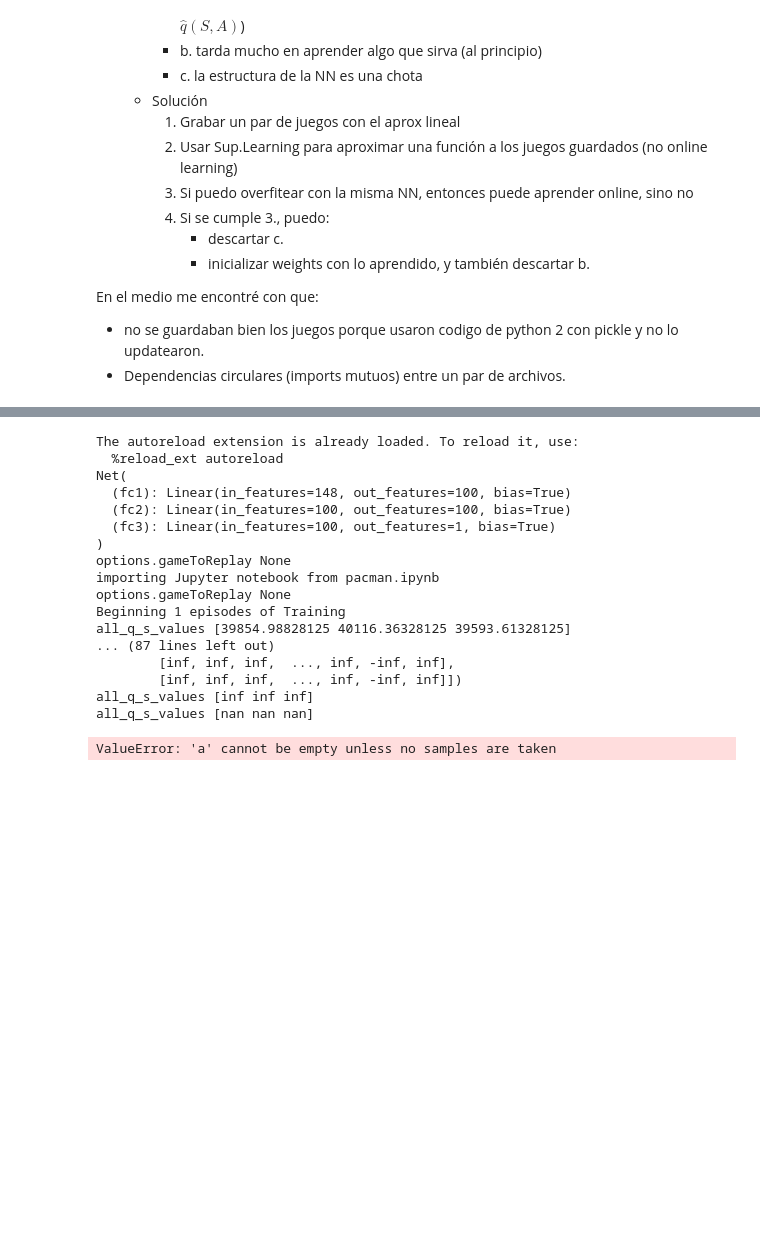
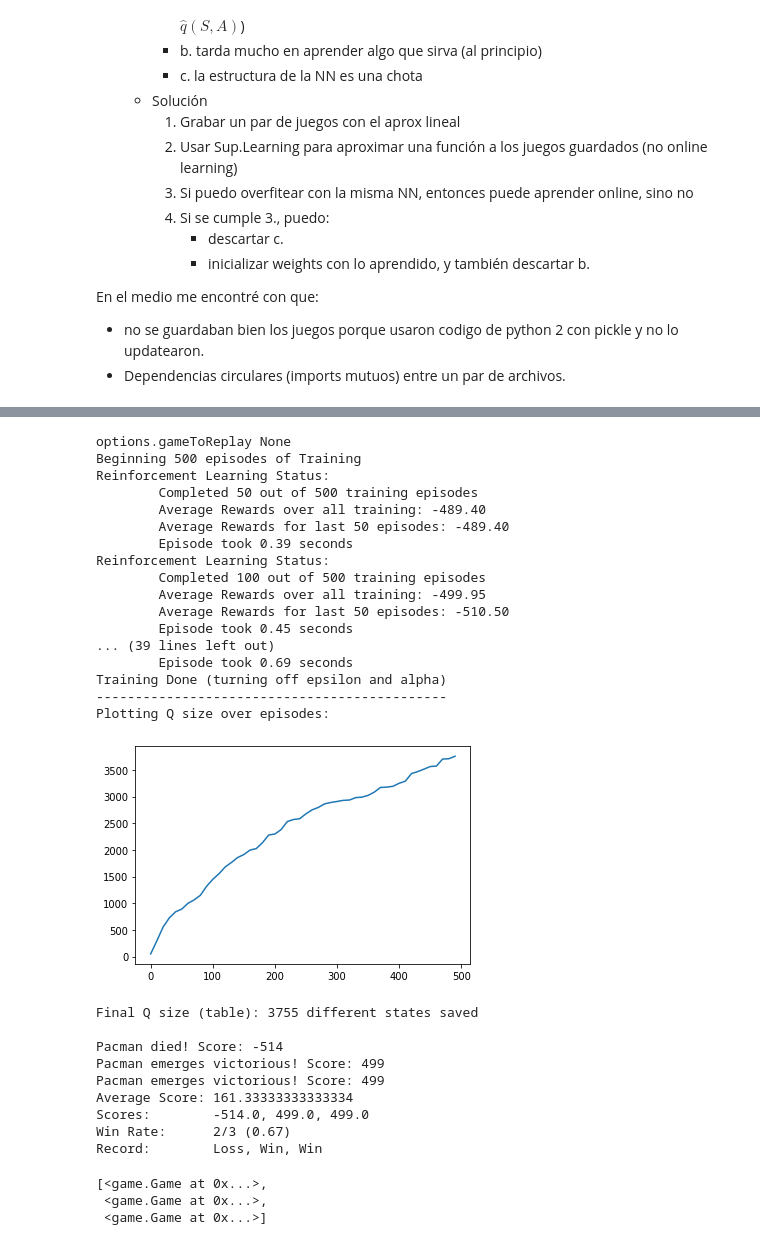
Before and after one commit to LecJackS/tpfinal-procesos-markovianos, a Jupyter notebook: cs188x-spring2019/pacman.ipynb, the cells around one changed output, grey strips where cells are left out. Drawn from its saved outputs; the diff is of its cells as text; code cells hidden in the pictures; blank space fills up the shorter version.

Commit message:
Agregado plot e indicador de Q table size en algos tabulares

```diff
--- a/cs188x-spring2019/pacman.ipynb
+++ b/cs188x-spring2019/pacman.ipynb
@@ -765,8 +763,8 @@ importing Jupyter notebook from game.ipynb
 # %%
 #options = ["-pApproximateQAgent", "-x2000", "-n2003", "-lsmallClassic"]
-#options = ["-pPacmanQAgent", "-x2000", "-n2003", "-lsmallGrid"]#"-gDirectionalGhost"
-options = ["-pNNQAgent", "-aextractor=SimpleExtractor",
-           "-x1", "-n3", "-k1", "-gRandomGhost","-lsmallClassic"]
+options = ["-pPacmanQAgent", "-x500", "-n503", "-lsmallGrid"]#"-gDirectionalGhost"
+# options = ["-pNNQAgent", "-aextractor=SimpleExtractor",
+#            "-x1", "-n3", "-k1", "-gRandomGhost","-lsmallClassic"]
 args = readCommand(options)  # Get game components based on options
 runGames(**args)
 # %% [output]
@@ -774,18 +771,30 @@ runGames(**args)
-The autoreload extension is already loaded. To reload it, use:
-  %reload_ext autoreload
-Net(
-  (fc1): Linear(in_features=148, out_features=100, bias=True)
-  (fc2): Linear(in_features=100, out_features=100, bias=True)
-  (fc3): Linear(in_features=100, out_features=1, bias=True)
-)
 options.gameToReplay None
-importing Jupyter notebook from pacman.ipynb
-options.gameToReplay None
-Beginning 1 episodes of Training
-all_q_s_values [39854.98828125 40116.36328125 39593.61328125]
-... (87 lines left out)
-        [inf, inf, inf,  ..., inf, -inf, inf],
-        [inf, inf, inf,  ..., inf, -inf, inf]])
-all_q_s_values [inf inf inf]
-all_q_s_values [nan nan nan]
+Beginning 500 episodes of Training
+Reinforcement Learning Status:
+        Completed 50 out of 500 training episodes
+        Average Rewards over all training: -489.40
+        Average Rewards for last 50 episodes: -489.40
+        Episode took 0.39 seconds
+Reinforcement Learning Status:
+        Completed 100 out of 500 training episodes
+        Average Rewards over all training: -499.95
+        Average Rewards for last 50 episodes: -510.50
+        Episode took 0.45 seconds
+... (39 lines left out)
+        Episode took 0.69 seconds
+Training Done (turning off epsilon and alpha)
+---------------------------------------------
+Plotting Q size over episodes:
+[figure, added]
-ValueError: 'a' cannot be empty unless no samples are taken
+Final Q size (table): 3755 different states saved
+
+Pacman died! Score: -514
+Pacman emerges victorious! Score: 499
+Pacman emerges victorious! Score: 499
+Average Score: 161.33333333333334
+Scores:        -514.0, 499.0, 499.0
+Win Rate:      2/3 (0.67)
+Record:        Loss, Win, Win
+[<game.Game at 0x...>,
+ <game.Game at 0x...>,
+ <game.Game at 0x...>]
```
Also changed, not shown: parts of 6 cells of this notebook, 3 other files.
